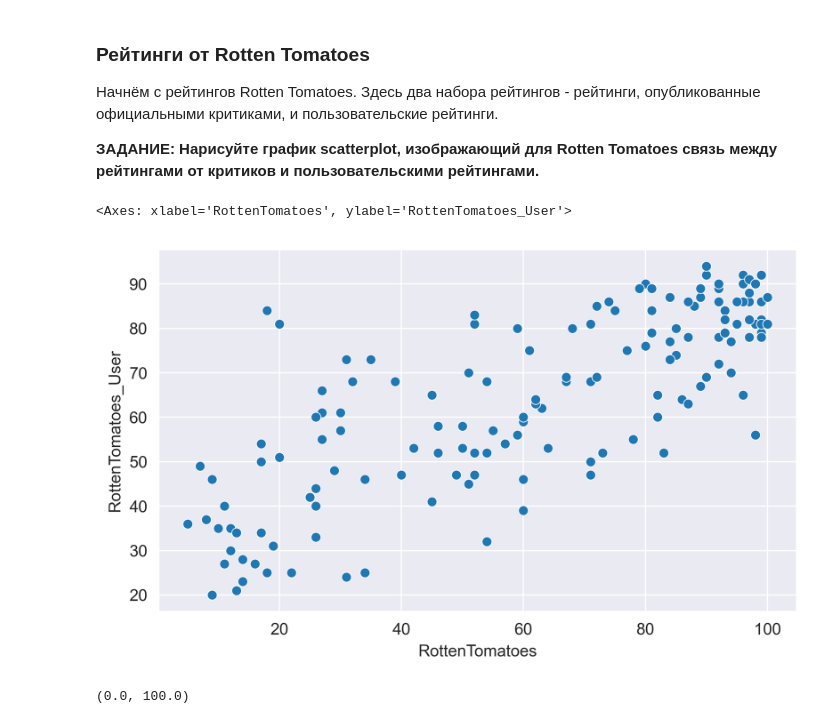
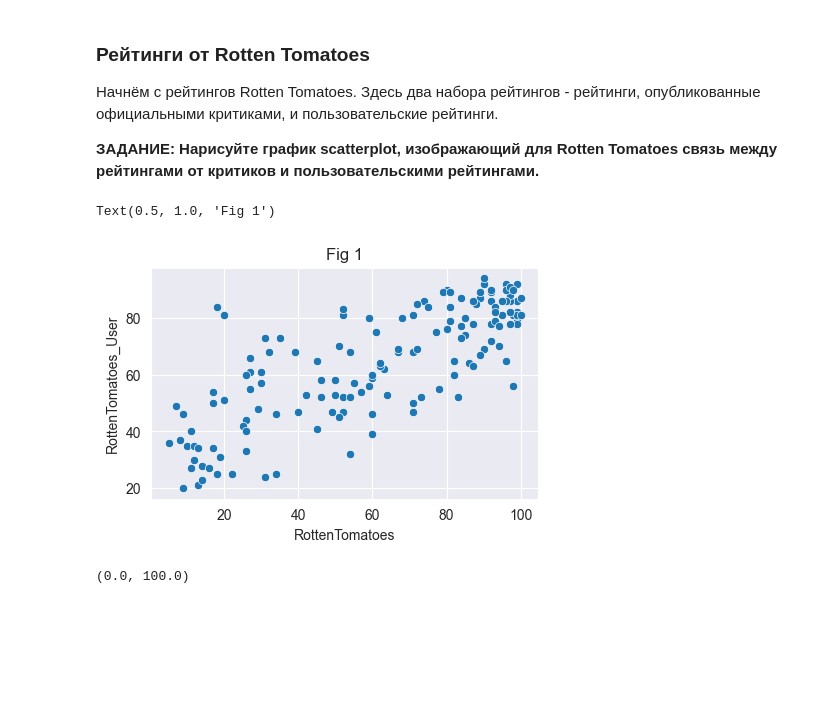
Before and after one commit to sanakulov/ml2, a Jupyter notebook: 06-Capstone-Project/00-Capstone-Project.ipynb, the cells around one changed output. Drawn from its saved outputs; the diff is of its cells as text; code cells hidden in the pictures; blank space fills up the shorter version.

```diff
--- a/06-Capstone-Project/00-Capstone-Project.ipynb
+++ b/06-Capstone-Project/00-Capstone-Project.ipynb
@@ -413,11 +413,11 @@ all_sites.describe()
 **ЗАДАНИЕ: Нарисуйте график scatterplot, изображающий для Rotten Tomatoes связь между рейтингами от критиков и пользовательскими рейтингами.**
 # %%
 # НАПИШИТЕ ВАШ КОД В ЭТОЙ ЯЧЕЙКЕ!
-plt.figure(figsize=(7,4), dpi=400)
-sb.scatterplot(data=all_sites,x="RottenTomatoes",y="RottenTomatoes_User")
+plt.figure(figsize=(5,3), dpi=100)
+sb.scatterplot(data=all_sites,x="RottenTomatoes",y="RottenTomatoes_User").set_title("Fig 1")
 # %% [output]
-<Axes: xlabel='RottenTomatoes', ylabel='RottenTomatoes_User'>
+Text(0.5, 1.0, 'Fig 1')
-[figure, old version]
+[figure, new version]
 # %%
 # %% [output]
 (0.0, 100.0)
```
Also changed, not shown: parts of 6 cells of this notebook.
